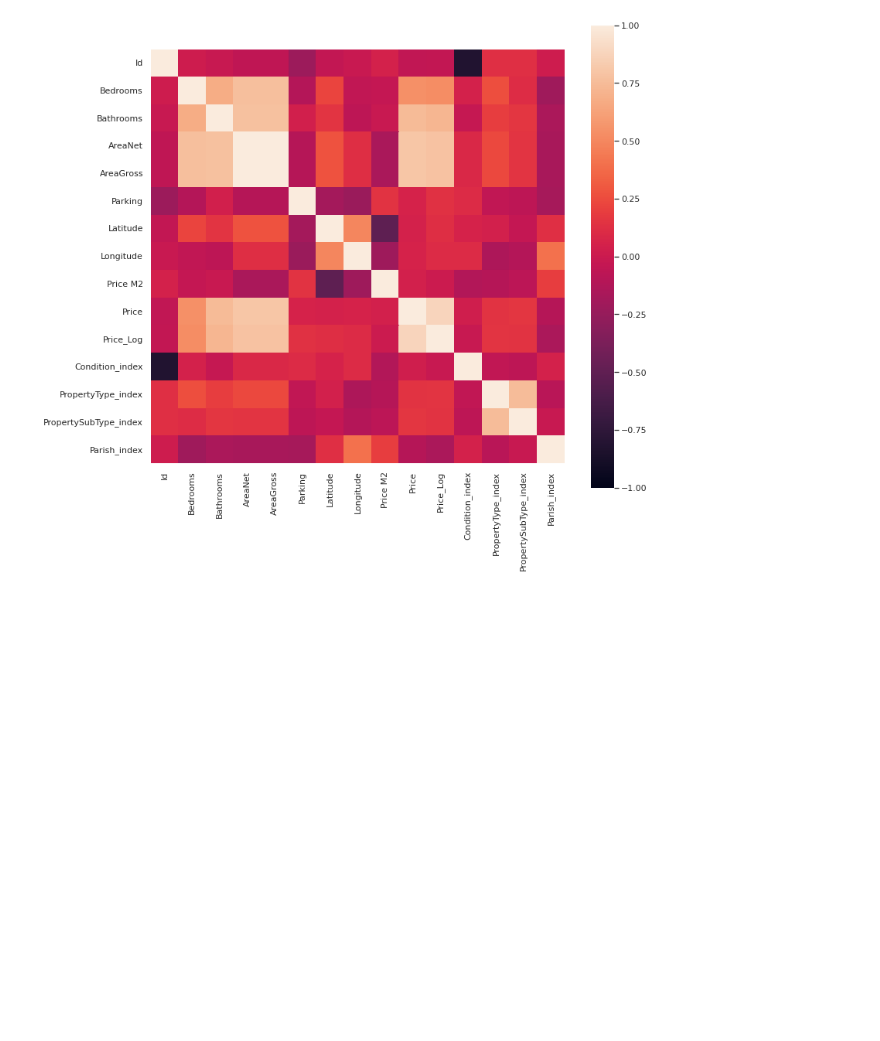
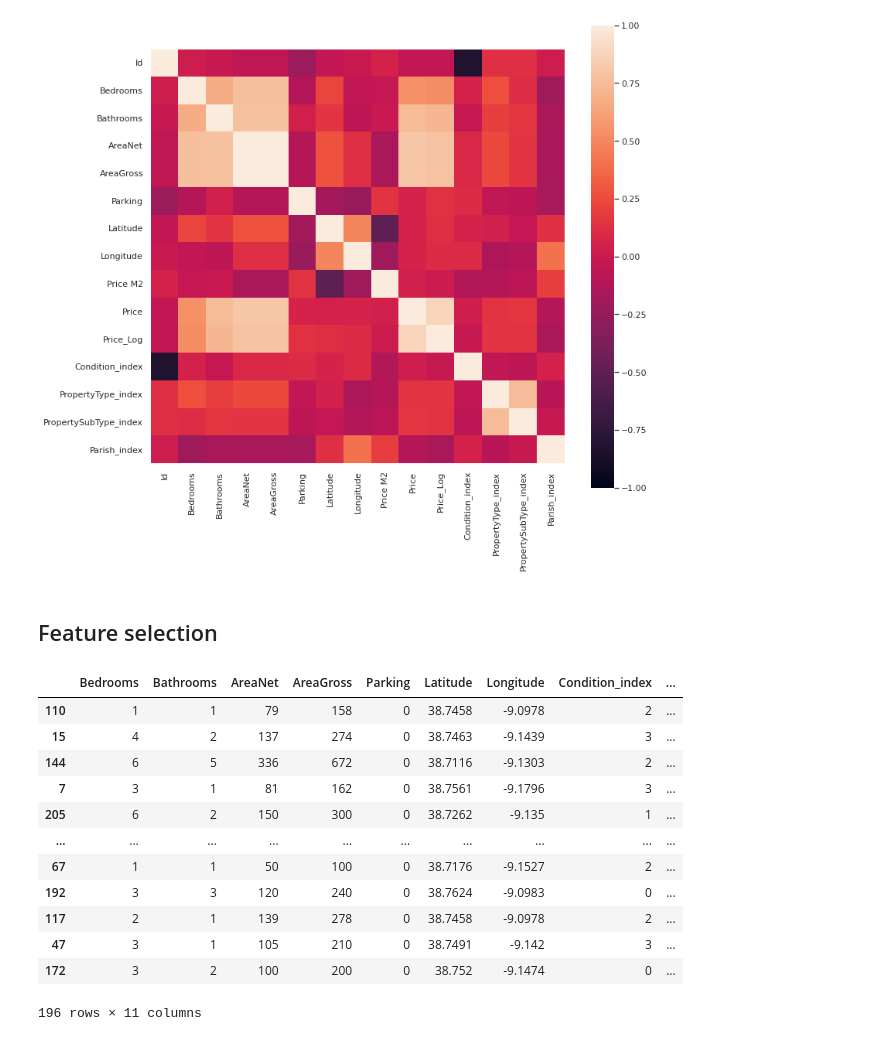
Before and after one commit to Rafabro8500/Data_Science_Fundamentals, a Jupyter notebook: Project - Lisbon House Prices.ipynb, the cells around one changed output. Cells and saved outputs as stored; diff of their text form; code cells hidden in the pictures; blank space fills up the shorter version.

```diff
--- a/Project - Lisbon House Prices.ipynb
+++ b/Project - Lisbon House Prices.ipynb
@@ -436,3 +439,29 @@ f, ax = plt.subplots(figsize=(12,11))
 sn.heatmap(corr,square=True, vmax=1, vmin=-1)
 # %% [output]
 [figure]
+# %% [markdown]
+## Feature selection
+# %%
+X = df[['Bedrooms', 'Bathrooms', 'AreaNet', 'AreaGross', 'Parking', 'Latitude','Longitude', 'Condition_index', 'PropertyType_index',
+        'PropertySubType_index', 'Parish_index']]
+Y = df[['Price']]
+# %%
+from sklearn.model_selection import train_test_split
+
+X_train, X_test, Y_train, Y_test = train_test_split(X, Y, test_size=0.2, random_state=0)
+# %%
+X_train
+# %% [output]
+|  | Bedrooms | Bathrooms | AreaNet | AreaGross | Parking | Latitude | Longitude | Condition_index | ... |
+| 110 | 1 | 1 | 79 | 158 | 0 | 38.7458 | -9.0978 | 2 | ... |
+| 15 | 4 | 2 | 137 | 274 | 0 | 38.7463 | -9.1439 | 3 | ... |
+| 144 | 6 | 5 | 336 | 672 | 0 | 38.7116 | -9.1303 | 2 | ... |
+| 7 | 3 | 1 | 81 | 162 | 0 | 38.7561 | -9.1796 | 3 | ... |
+| 205 | 6 | 2 | 150 | 300 | 0 | 38.7262 | -9.135 | 1 | ... |
+| ... | ... | ... | ... | ... | ... | ... | ... | ... | ... |
+| 67 | 1 | 1 | 50 | 100 | 0 | 38.7176 | -9.1527 | 2 | ... |
+| 192 | 3 | 3 | 120 | 240 | 0 | 38.7624 | -9.0983 | 0 | ... |
+| 117 | 2 | 1 | 139 | 278 | 0 | 38.7458 | -9.0978 | 2 | ... |
+| 47 | 3 | 1 | 105 | 210 | 0 | 38.7491 | -9.142 | 3 | ... |
+| 172 | 3 | 2 | 100 | 200 | 0 | 38.752 | -9.1474 | 0 | ... |
+196 rows × 11 columns
```
Also changed, not shown: parts of 23 cells of this notebook.
